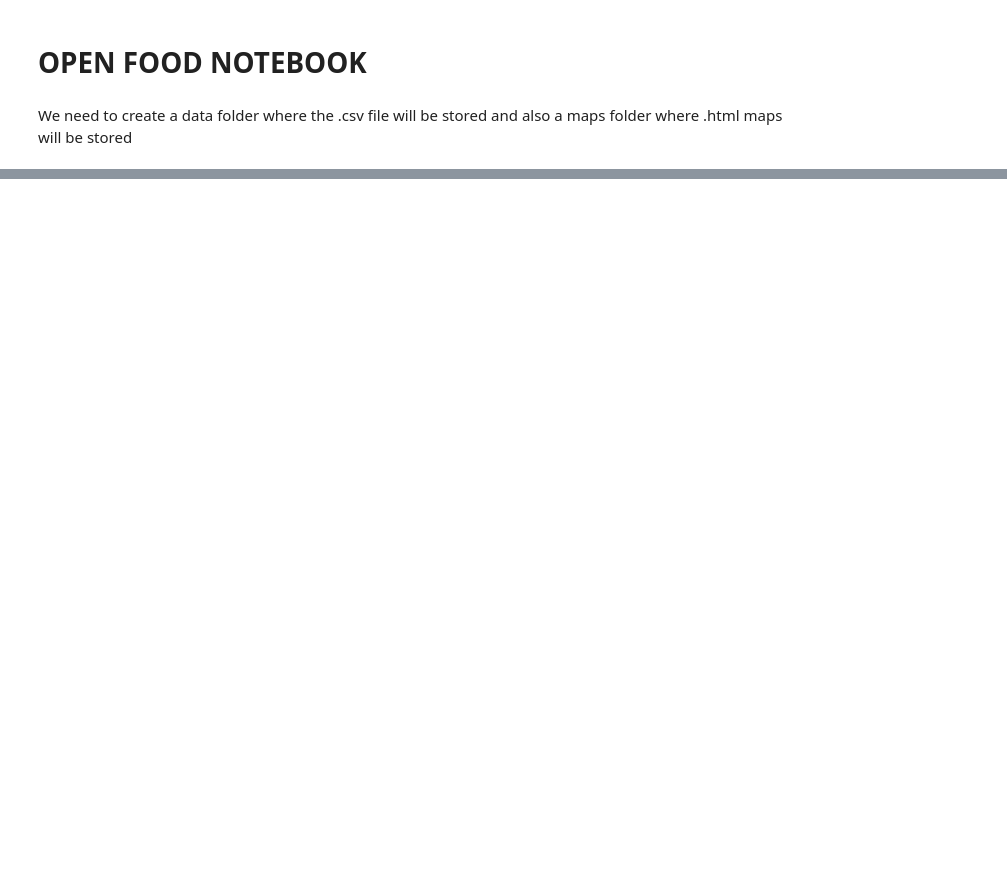
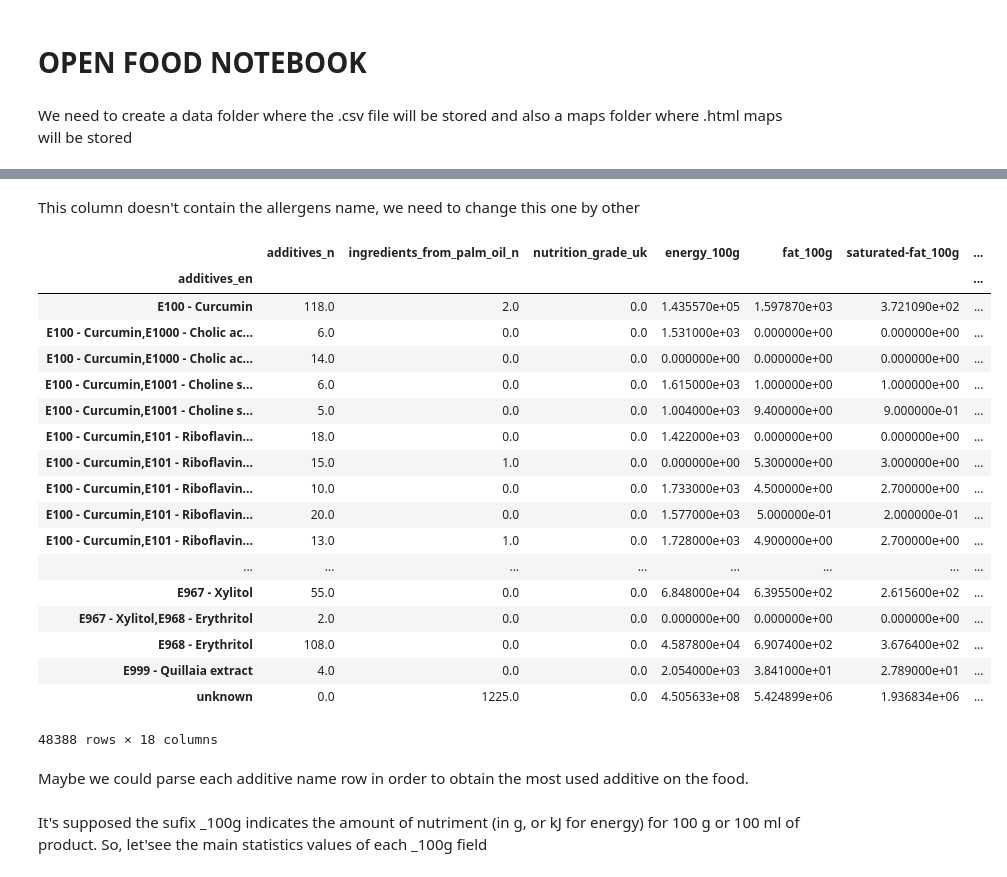
Before and after one commit to celine-y/open_food_facts, a Jupyter notebook: project.ipynb, the cells around one changed output, grey strips where cells are left out. Saved outputs shown, nothing was run; the diff lists cells and outputs as text; code cells hidden in the pictures; blank space fills up the shorter version.

```diff
--- a/project.ipynb
+++ b/project.ipynb
@@ -38,0 +165,30 @@ data.head()
+# %% [markdown]
+This column doesn't contain the allergens name, we need to change this one by other
+# %%
+food_df['additives_en'] = food_df['additives_en'].fillna("unknown")
+additives = food_df.groupby(food_df['additives_en']).sum()
+additives
+# %% [output]
+|  | additives_n | ingredients_from_palm_oil_n | nutrition_grade_uk | energy_100g | fat_100g | saturated-fat_100g | ... |
+| additives_en |  |  |  |  |  |  | ... |
+| E100 - Curcumin | 118.0 | 2.0 | 0.0 | 1.435570e+05 | 1.597870e+03 | 3.721090e+02 | ... |
+| E100 - Curcumin,E1000 - Cholic ac... | 6.0 | 0.0 | 0.0 | 1.531000e+03 | 0.000000e+00 | 0.000000e+00 | ... |
+| E100 - Curcumin,E1000 - Cholic ac... | 14.0 | 0.0 | 0.0 | 0.000000e+00 | 0.000000e+00 | 0.000000e+00 | ... |
+| E100 - Curcumin,E1001 - Choline s... | 6.0 | 0.0 | 0.0 | 1.615000e+03 | 1.000000e+00 | 1.000000e+00 | ... |
+| E100 - Curcumin,E1001 - Choline s... | 5.0 | 0.0 | 0.0 | 1.004000e+03 | 9.400000e+00 | 9.000000e-01 | ... |
+| E100 - Curcumin,E101 - Riboflavin... | 18.0 | 0.0 | 0.0 | 1.422000e+03 | 0.000000e+00 | 0.000000e+00 | ... |
+| E100 - Curcumin,E101 - Riboflavin... | 15.0 | 1.0 | 0.0 | 0.000000e+00 | 5.300000e+00 | 3.000000e+00 | ... |
+| E100 - Curcumin,E101 - Riboflavin... | 10.0 | 0.0 | 0.0 | 1.733000e+03 | 4.500000e+00 | 2.700000e+00 | ... |
+| E100 - Curcumin,E101 - Riboflavin... | 20.0 | 0.0 | 0.0 | 1.577000e+03 | 5.000000e-01 | 2.000000e-01 | ... |
+| E100 - Curcumin,E101 - Riboflavin... | 13.0 | 1.0 | 0.0 | 1.728000e+03 | 4.900000e+00 | 2.700000e+00 | ... |
+| ... | ... | ... | ... | ... | ... | ... | ... |
+| E967 - Xylitol | 55.0 | 0.0 | 0.0 | 6.848000e+04 | 6.395500e+02 | 2.615600e+02 | ... |
+| E967 - Xylitol,E968 - Erythritol | 2.0 | 0.0 | 0.0 | 0.000000e+00 | 0.000000e+00 | 0.000000e+00 | ... |
+| E968 - Erythritol | 108.0 | 0.0 | 0.0 | 4.587800e+04 | 6.907400e+02 | 3.676400e+02 | ... |
+| E999 - Quillaia extract | 4.0 | 0.0 | 0.0 | 2.054000e+03 | 3.841000e+01 | 2.789000e+01 | ... |
+| unknown | 0.0 | 1225.0 | 0.0 | 4.505633e+08 | 5.424899e+06 | 1.936834e+06 | ... |
+48388 rows × 18 columns
+# %% [markdown]
+Maybe we could parse each additive name row in order to obtain the most used additive on the food.
+# %% [markdown]
+It's supposed the sufix \_100g indicates the amount of nutriment (in g, or kJ for energy) for 100 g or 100 ml of product. So, let'see the main statistics values of each \_100g field
```
Also changed, not shown: parts of 30 cells of this notebook.
